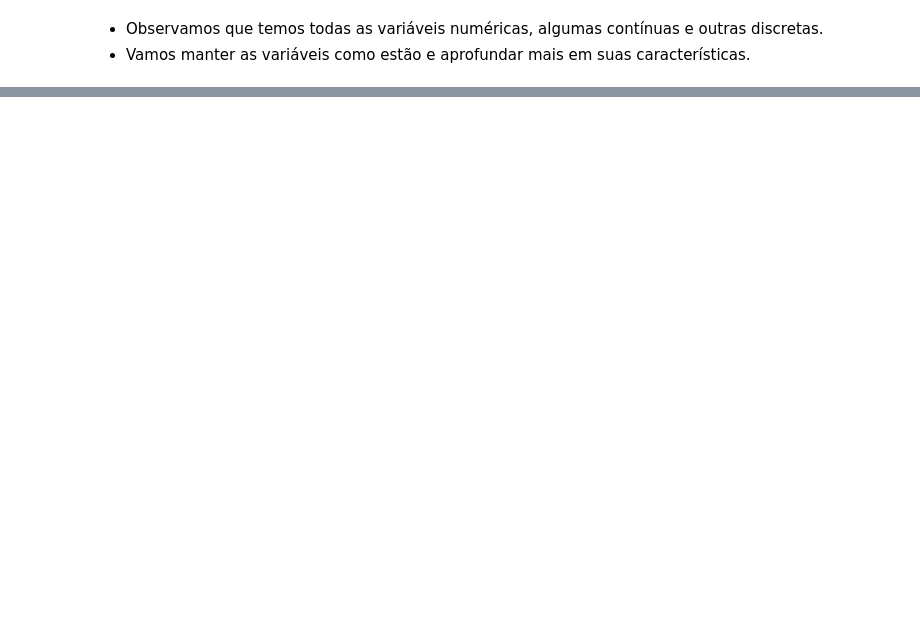
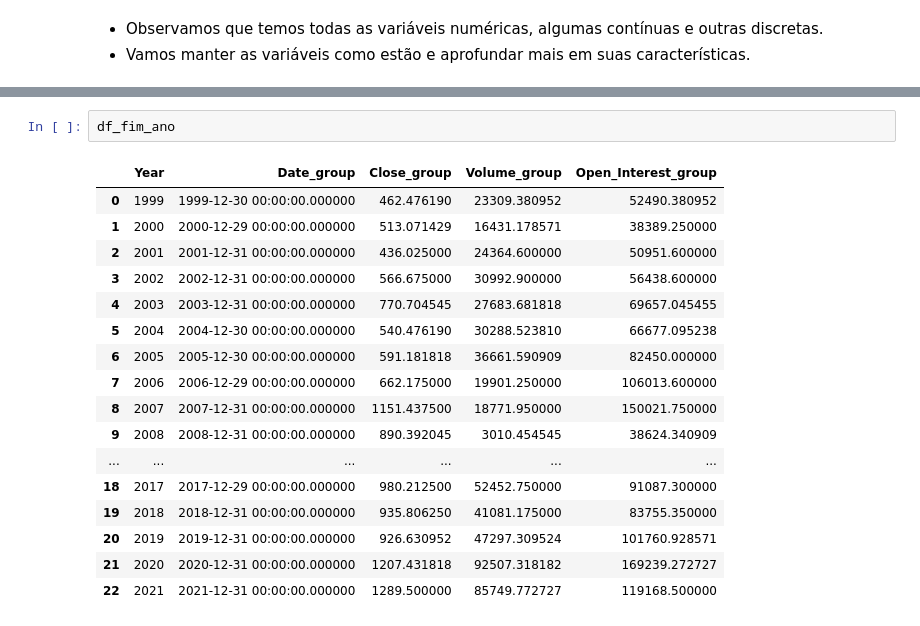
Before and after one commit to jairobernardesjunior/019_Financial_reinforcement_project_soybean_buy_sell_hold, a Jupyter notebook: 01 scvm_analisa.ipynb, the cells around one changed output, grey strips where cells are left out. Drawn from its saved outputs; the diff is of its cells as text; blank space fills up the shorter version.

```diff
--- a/01 scvm_analisa.ipynb
+++ b/01 scvm_analisa.ipynb
@@ -325,0 +202,20 @@ plt.show()
+# %%
+df_fim_ano
+# %% [output]
+|  | Year | Date_group | Close_group | Volume_group | Open_Interest_group |
+| 0 | 1999 | 1999-12-30 00:00:00.000000 | 462.476190 | 23309.380952 | 52490.380952 |
+| 1 | 2000 | 2000-12-29 00:00:00.000000 | 513.071429 | 16431.178571 | 38389.250000 |
+| 2 | 2001 | 2001-12-31 00:00:00.000000 | 436.025000 | 24364.600000 | 50951.600000 |
+| 3 | 2002 | 2002-12-31 00:00:00.000000 | 566.675000 | 30992.900000 | 56438.600000 |
+| 4 | 2003 | 2003-12-31 00:00:00.000000 | 770.704545 | 27683.681818 | 69657.045455 |
+| 5 | 2004 | 2004-12-30 00:00:00.000000 | 540.476190 | 30288.523810 | 66677.095238 |
+| 6 | 2005 | 2005-12-30 00:00:00.000000 | 591.181818 | 36661.590909 | 82450.000000 |
+| 7 | 2006 | 2006-12-29 00:00:00.000000 | 662.175000 | 19901.250000 | 106013.600000 |
+| 8 | 2007 | 2007-12-31 00:00:00.000000 | 1151.437500 | 18771.950000 | 150021.750000 |
+| 9 | 2008 | 2008-12-31 00:00:00.000000 | 890.392045 | 3010.454545 | 38624.340909 |
+| ... | ... | ... | ... | ... | ... |
+| 18 | 2017 | 2017-12-29 00:00:00.000000 | 980.212500 | 52452.750000 | 91087.300000 |
+| 19 | 2018 | 2018-12-31 00:00:00.000000 | 935.806250 | 41081.175000 | 83755.350000 |
+| 20 | 2019 | 2019-12-31 00:00:00.000000 | 926.630952 | 47297.309524 | 101760.928571 |
+| 21 | 2020 | 2020-12-31 00:00:00.000000 | 1207.431818 | 92507.318182 | 169239.272727 |
+| 22 | 2021 | 2021-12-31 00:00:00.000000 | 1289.500000 | 85749.772727 | 119168.500000 |
```
Also changed, not shown: parts of 41 cells of this notebook, 4 other files.
